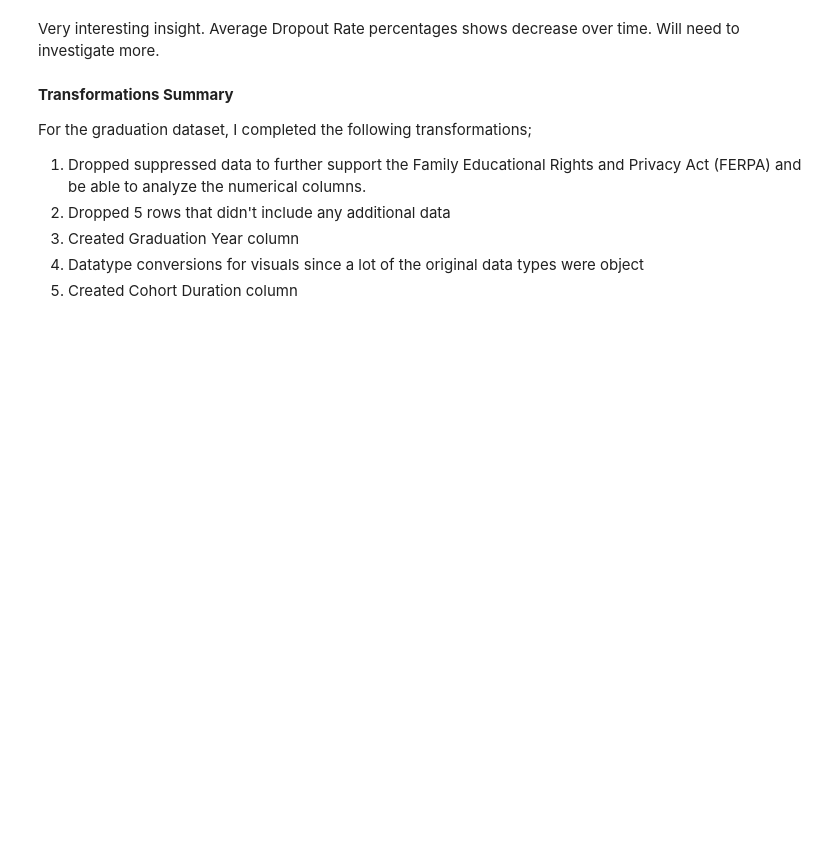
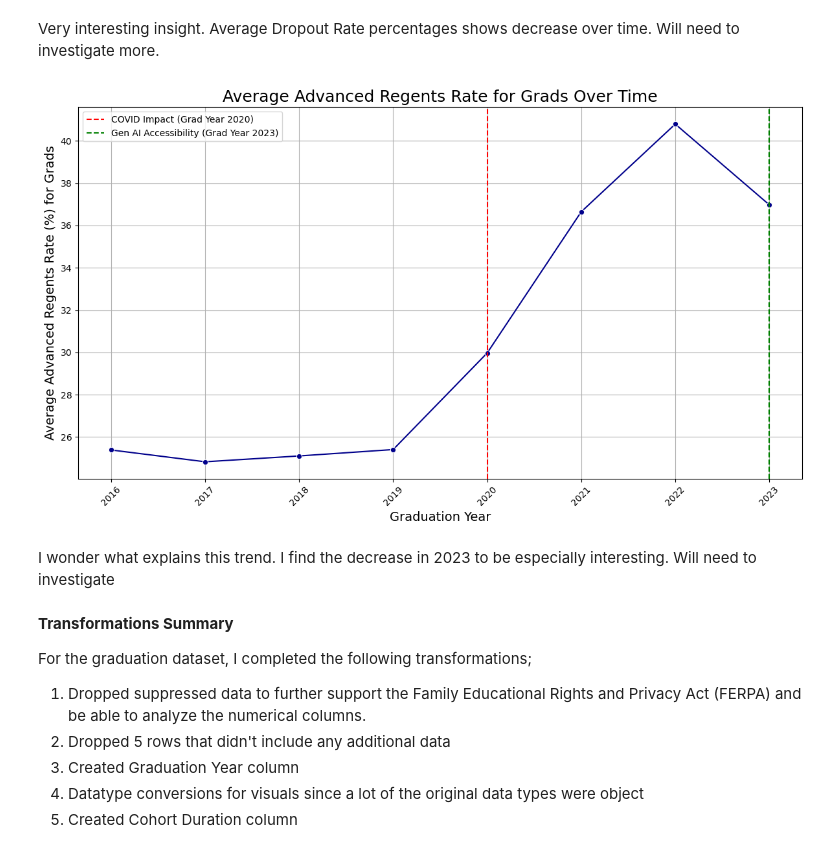
Before and after one commit to Mrfunderburker/Education-Capstone, a Jupyter notebook: code/graduation_eda.ipynb, the cells around one changed output. Cells and saved outputs as stored; diff of their text form; code cells hidden in the pictures; blank space fills up the shorter version.

Commit message:
another graph

```diff
--- a/code/graduation_eda.ipynb
+++ b/code/graduation_eda.ipynb
@@ -319,6 +319,25 @@ plt.show()
 [figure]
 # %% [markdown]
 Very interesting insight. Average Dropout Rate percentages shows decrease over time. Will need to investigate more.
+# %%
+# Average % Advanced Regents of Grads over Graduation Year
+adv_regents_year_trends = graduation.groupby('Graduation Year')['% Advanced Regents of Grads'].mean().reset_index()
+plt.figure(figsize=(12, 7))
+sns.lineplot(data=adv_regents_year_trends, x='Graduation Year', y='% Advanced Regents of Grads', marker='o', color='darkblue')
+plt.title('Average Advanced Regents Rate for Grads Over Time', fontsize=18)
+plt.xlabel('Graduation Year', fontsize=14)
+plt.ylabel('Average Advanced Regents Rate (%) for Grads', fontsize=14)
+plt.xticks(rotation=45)
+plt.grid(True)
+plt.axvline(x=2020, color='red', linestyle='--', label='COVID Impact (Grad Year 2020)')
+plt.axvline(x=2023, color='green', linestyle='--', label='Gen AI Accessibility (Grad Year 2023)')
+plt.legend(fontsize=10)
+plt.tight_layout()
+plt.show()
+# %% [output]
+[figure, added]
+# %% [markdown]
+I wonder what explains this trend. I find the decrease in 2023 to be especially interesting. Will need to investigate
 # %% [markdown]
 **Transformations Summary**
 
```
